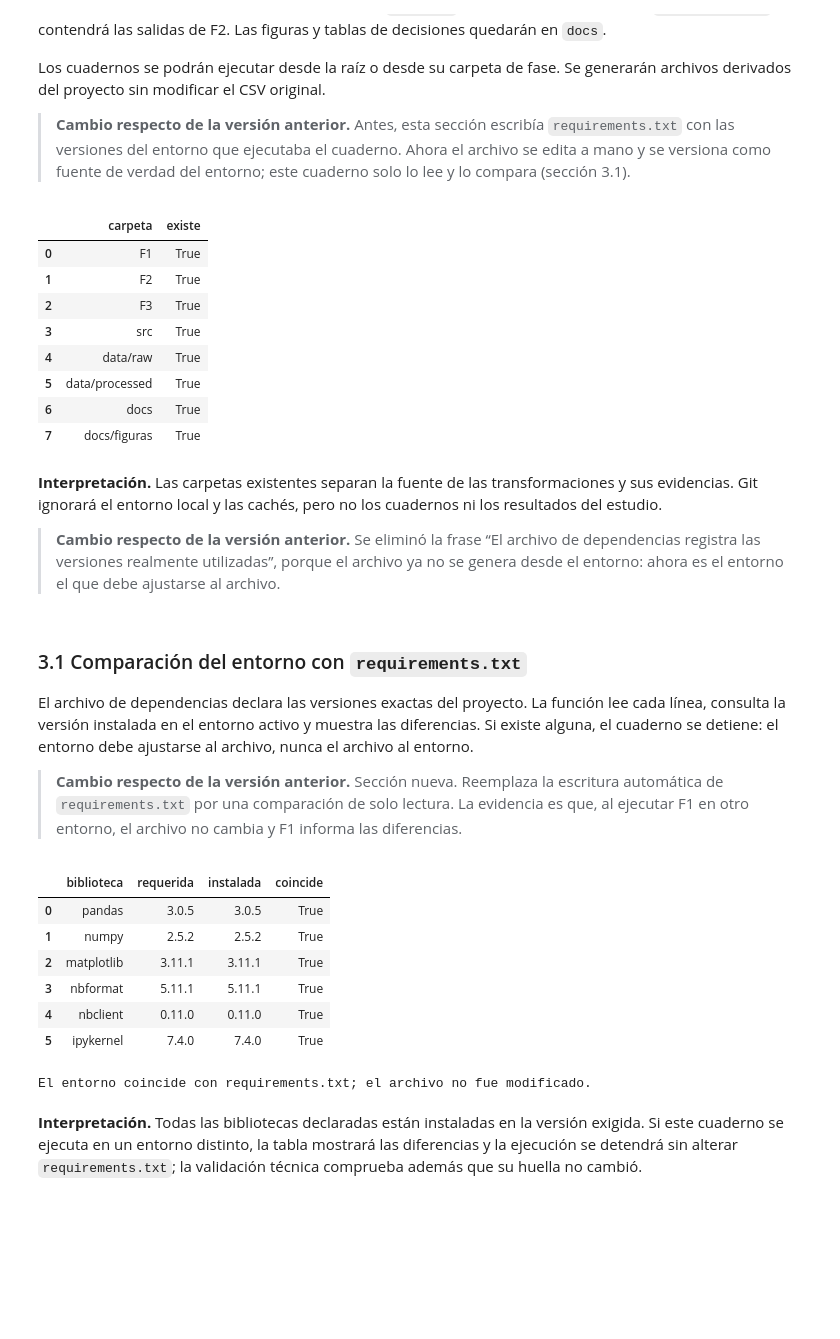
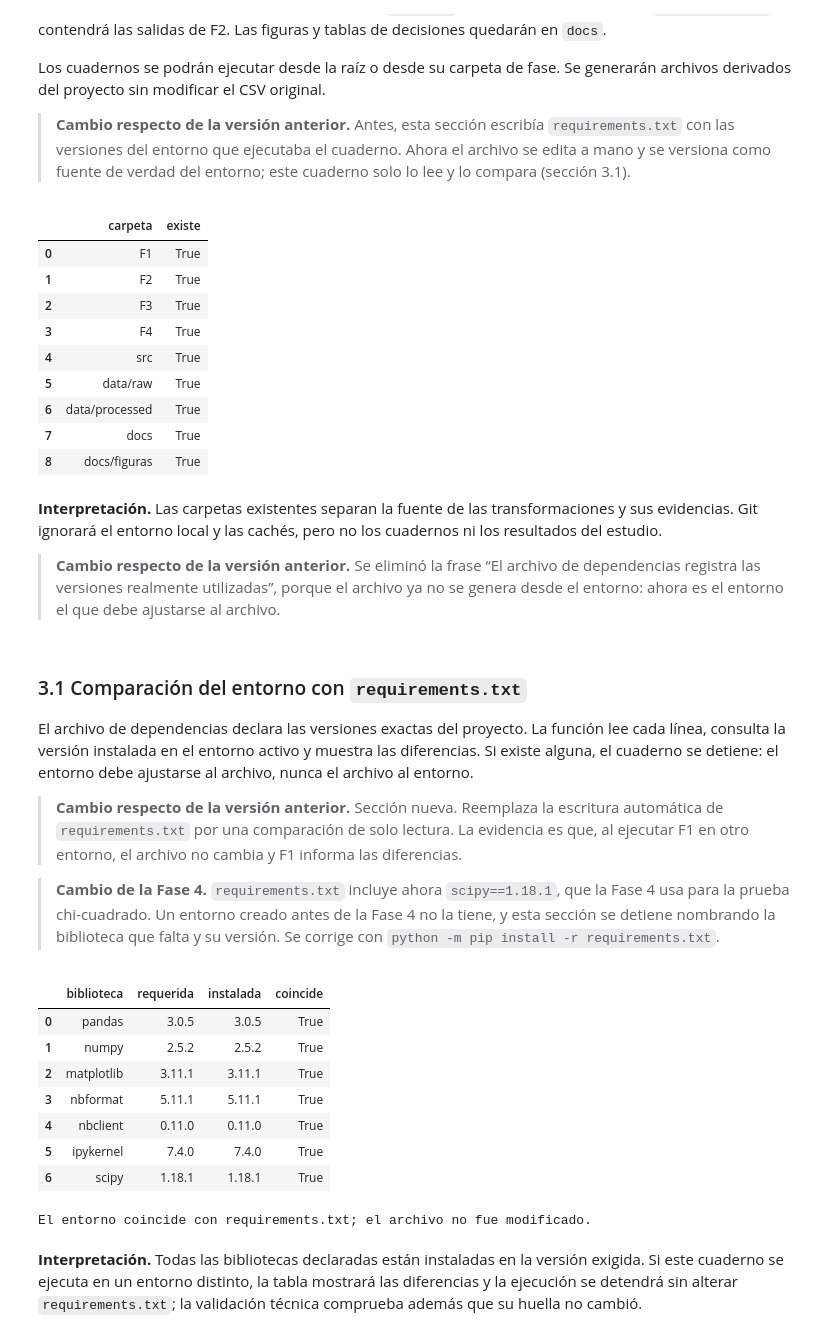
Before and after one commit to christopherulloarojas/grupo1-proyecto-mcdi500, a Jupyter notebook: F1/Grupo1_F1_Definicion.ipynb, the cells around one changed output. Saved outputs shown, nothing was run; the diff lists cells and outputs as text; code cells hidden in the pictures; blank space fills up the shorter version.

```diff
--- a/F1/Grupo1_F1_Definicion.ipynb
+++ b/F1/Grupo1_F1_Definicion.ipynb
@@ -276,40 +295,44 @@ Los cuadernos se podrán ejecutar desde la raíz o desde su carpeta de fase. Se
 def localizar_raiz(inicio=None):
     """Devuelve la raíz desde la carpeta del proyecto o desde una carpeta de fase."""
     carpeta = Path.cwd() if inicio is None else Path(inicio)
-    return carpeta.parent if carpeta.name in {"F1", "F2", "F3"} else carpeta
+    # CAMBIO (Fase 4): se reconoce también la carpeta F4. ANTES: {"F1", "F2", "F3"}
+    return carpeta.parent if carpeta.name in {"F1", "F2", "F3", "F4"} else carpeta
 
 RAIZ = localizar_raiz()
-CARPETAS = ["F1", "F2", "F3", "src", "data/raw", "data/processed", "docs", "docs/figuras"]
+# CAMBIO (Fase 4): la estructura del proyecto incluye la carpeta F4.
+# ANTES: CARPETAS = ["F1", "F2", "F3", "src", "data/raw", "data/processed", "docs", "docs/figuras"]
+CARPETAS = ["F1", "F2", "F3", "F4", "src", "data/raw", "data/processed", "docs", "docs/figuras"]
 for carpeta in CARPETAS:
     (RAIZ / carpeta).mkdir(parents=True, exist_ok=True)
 
 # --- CAMBIO (reproducibilidad del entorno) -------------------------------------------------
 # ANTES: el cuaderno reescribía requirements.txt con las versiones del entorno que lo ejecutaba.
 # PROBLEMA: al ejecutarlo en otro equipo, el archivo cambiaba y dejaba de describir el entorno
 # del proyecto, lo que debilitaba la reproducibilidad.
 # AHORA: requirements.txt se edita a mano y se versiona; la sección 3.1 lo compara con el entorno.
 # dependencias = [f"{nombre}=={version}" for nombre, version in versiones.items()]
 # (RAIZ / "requirements.txt").write_text("\n".join(dependencias) + "\n", encoding="utf-8")
 # ---------------------------------------------------------------------------------------------
 # El .gitignore se mantiene a mano. Aquí solo se comprueba que siga excluyendo el entorno
 # y el archivo de origen, para que este no vuelva a subirse al repositorio.
 EXCLUSIONES_GIT = [".venv/", "__pycache__/", ".ipynb_checkpoints/", ".env", PROYECTO["fuente"]["archivo"]]
 ruta_gitignore = RAIZ / ".gitignore"
 lineas_gitignore = ruta_gitignore.read_text(encoding="utf-8").splitlines() if ruta_gitignore.is_file() else []
 faltantes_gitignore = [regla for regla in EXCLUSIONES_GIT if regla not in [l.strip() for l in lineas_gitignore]]
 if faltantes_gitignore:
     raise RuntimeError(f"Faltan reglas en .gitignore: {faltantes_gitignore}. Agréguelas a mano antes de continuar.")
 display(pd.DataFrame({"carpeta": CARPETAS, "existe": [(RAIZ / c).is_dir() for c in CARPETAS]}))
 # %% [output]
 |  | carpeta | existe |
 | 0 | F1 | True |
 | 1 | F2 | True |
 | 2 | F3 | True |
-| 3 | src | True |
-| 4 | data/raw | True |
-| 5 | data/processed | True |
-| 6 | docs | True |
-| 7 | docs/figuras | True |
+| 3 | F4 | True |
+| 4 | src | True |
+| 5 | data/raw | True |
+| 6 | data/processed | True |
+| 7 | docs | True |
+| 8 | docs/figuras | True |
 # %% [markdown]
 **Interpretación.** Las carpetas existentes separan la fuente de las transformaciones y sus evidencias. Git ignorará el entorno local y las cachés, pero no los cuadernos ni los resultados del estudio.
 
@@ -319,6 +342,8 @@ display(pd.DataFrame({"carpeta": CARPETAS, "existe": [(RAIZ / c).is_dir() for c
 El archivo de dependencias declara las versiones exactas del proyecto. La función lee cada línea, consulta la versión instalada en el entorno activo y muestra las diferencias. Si existe alguna, el cuaderno se detiene: el entorno debe ajustarse al archivo, nunca el archivo al entorno.
 
 > **Cambio respecto de la versión anterior.** Sección nueva. Reemplaza la escritura automática de `requirements.txt` por una comparación de solo lectura. La evidencia es que, al ejecutar F1 en otro entorno, el archivo no cambia y F1 informa las diferencias.
+
+> **Cambio de la Fase 4.** `requirements.txt` incluye ahora `scipy==1.18.1`, que la Fase 4 usa para la prueba chi-cuadrado. Un entorno creado antes de la Fase 4 no la tiene, y esta sección se detiene nombrando la biblioteca que falta y su versión. Se corrige con `python -m pip install -r requirements.txt`.
 # %%
 # --- NUEVO (reproducibilidad del entorno) ------------------------------------------------
 # requirements.txt es la fuente de verdad: se lee y se compara, nunca se escribe desde aquí.
@@ -346,8 +371,14 @@ def comparar_dependencias(ruta):
     display(comparacion)
     diferencias = comparacion.loc[~comparacion["coincide"]]
     if not diferencias.empty:                          # detiene la ejecución ante diferencias
-        raise RuntimeError(f"El entorno no coincide con requirements.txt en {len(diferencias)} biblioteca(s). "
-                           "Ejecute: python -m pip install -r requirements.txt")
+        # --- CAMBIO (Fase 4: mensaje de error) -------------------------------------------------
+        # ANTES: el mensaje solo decía cuántas bibliotecas no coincidían, sin nombrarlas.
+        # AHORA: nombra cada biblioteca con la versión requerida y la instalada, para que se vea
+        #        de inmediato, por ejemplo, que falta SciPy al usar un entorno creado antes de F4.
+        detalle = "; ".join(f"{fila.biblioteca} (requerida {fila.requerida}, instalada: {fila.instalada})"
+                            for fila in diferencias.itertuples())
+        raise RuntimeError(f"El entorno no coincide con requirements.txt en {len(diferencias)} biblioteca(s): "
+                           f"{detalle}. Ejecute: python -m pip install -r requirements.txt")
     return comparacion
 
 # Huella del archivo antes de continuar: la validación final comprueba que no cambió.
@@ -362,6 +393,7 @@ print("El entorno coincide con requirements.txt; el archivo no fue modificado.")
 | 3 | nbformat | 5.11.1 | 5.11.1 | True |
 | 4 | nbclient | 0.11.0 | 0.11.0 | True |
 | 5 | ipykernel | 7.4.0 | 7.4.0 | True |
+| 6 | scipy | 1.18.1 | 1.18.1 | True |
 El entorno coincide con requirements.txt; el archivo no fue modificado.
 # %% [markdown]
 **Interpretación.** Todas las bibliotecas declaradas están instaladas en la versión exigida. Si este cuaderno se ejecuta en un entorno distinto, la tabla mostrará las diferencias y la ejecución se detendrá sin alterar `requirements.txt`; la validación técnica comprueba además que su huella no cambió.
```
Also changed, not shown: parts of 3 cells of this notebook, 10 other files.
